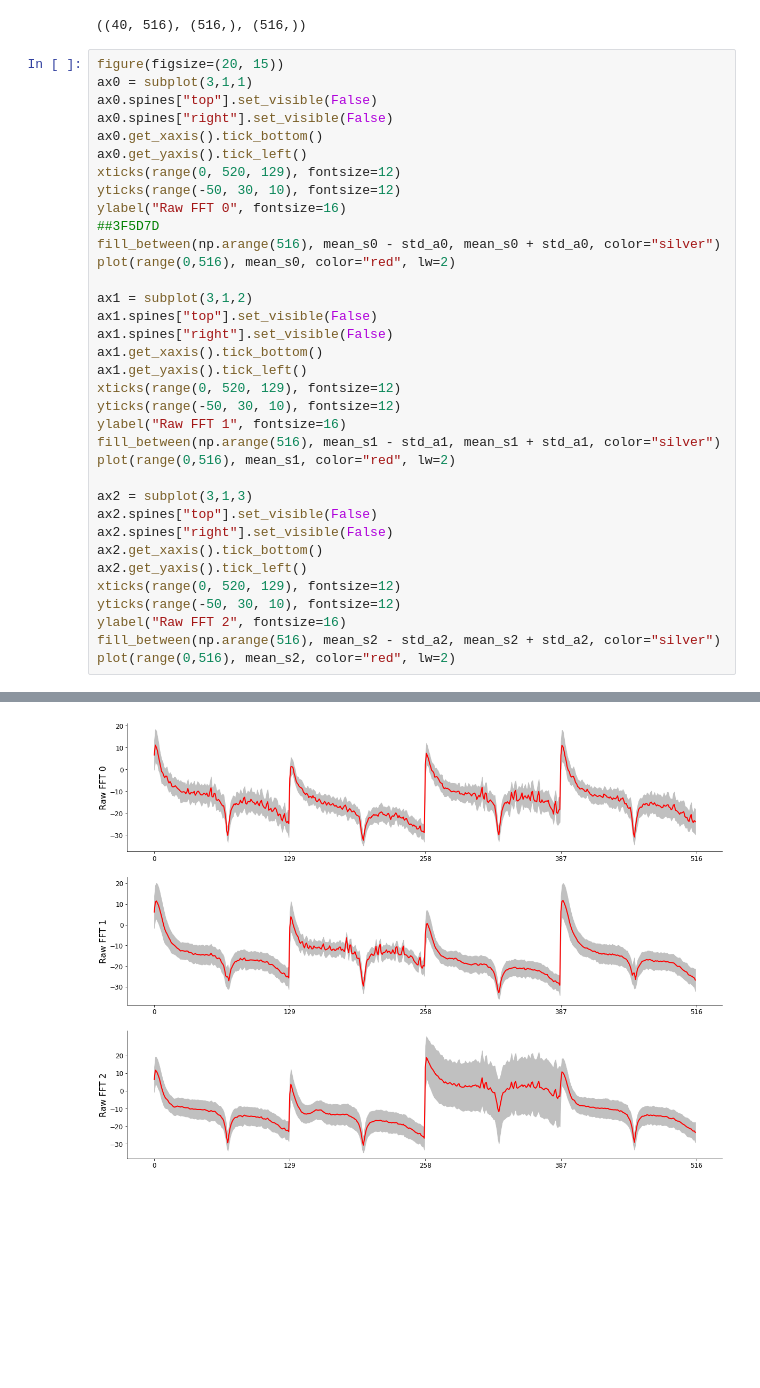
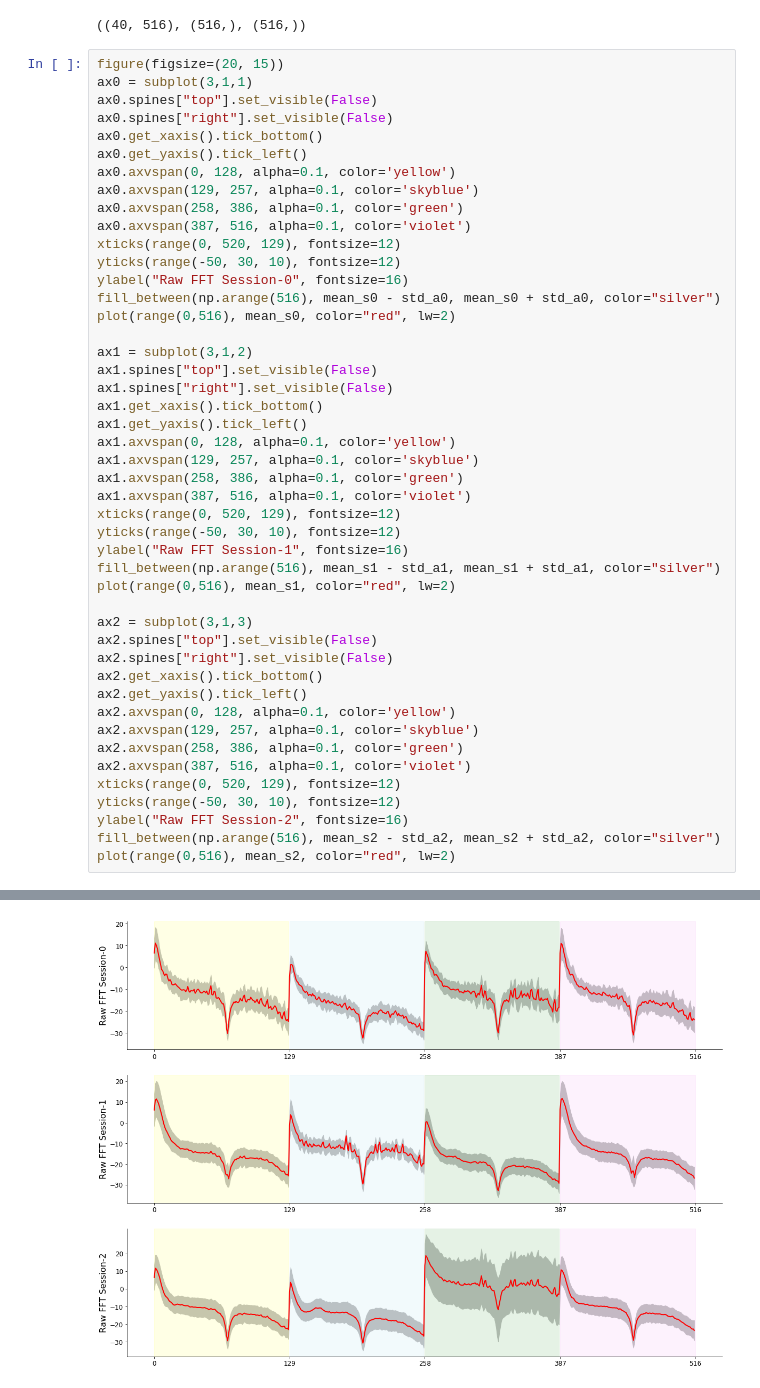
Before and after one commit to kaushiki-priyam/290T-mrt-lab2, a Jupyter notebook: lab-2.ipynb, the cells around one changed output, grey strips where cells are left out. Drawn from its saved outputs; the diff is of its cells as text; blank space fills up the shorter version.

```diff
--- a/lab-2.ipynb
+++ b/lab-2.ipynb
@@ -341,36 +329,47 @@ ax0 = subplot(3,1,1)
 ax0.spines["top"].set_visible(False)
 ax0.spines["right"].set_visible(False)
 ax0.get_xaxis().tick_bottom()
 ax0.get_yaxis().tick_left()
+ax0.axvspan(0, 128, alpha=0.1, color='yellow')
+ax0.axvspan(129, 257, alpha=0.1, color='skyblue')
+ax0.axvspan(258, 386, alpha=0.1, color='green')
+ax0.axvspan(387, 516, alpha=0.1, color='violet')
 xticks(range(0, 520, 129), fontsize=12)
 yticks(range(-50, 30, 10), fontsize=12)
-ylabel("Raw FFT 0", fontsize=16)
-##3F5D7D
+ylabel("Raw FFT Session-0", fontsize=16)
 fill_between(np.arange(516), mean_s0 - std_a0, mean_s0 + std_a0, color="silver")
 plot(range(0,516), mean_s0, color="red", lw=2)
 
 ax1 = subplot(3,1,2)
 ax1.spines["top"].set_visible(False)
 ax1.spines["right"].set_visible(False)
 ax1.get_xaxis().tick_bottom()
 ax1.get_yaxis().tick_left()
+ax1.axvspan(0, 128, alpha=0.1, color='yellow')
+ax1.axvspan(129, 257, alpha=0.1, color='skyblue')
+ax1.axvspan(258, 386, alpha=0.1, color='green')
+ax1.axvspan(387, 516, alpha=0.1, color='violet')
 xticks(range(0, 520, 129), fontsize=12)
 yticks(range(-50, 30, 10), fontsize=12)
-ylabel("Raw FFT 1", fontsize=16)
+ylabel("Raw FFT Session-1", fontsize=16)
 fill_between(np.arange(516), mean_s1 - std_a1, mean_s1 + std_a1, color="silver")
 plot(range(0,516), mean_s1, color="red", lw=2)
 
 ax2 = subplot(3,1,3)
 ax2.spines["top"].set_visible(False)
 ax2.spines["right"].set_visible(False)
 ax2.get_xaxis().tick_bottom()
 ax2.get_yaxis().tick_left()
+ax2.axvspan(0, 128, alpha=0.1, color='yellow')
+ax2.axvspan(129, 257, alpha=0.1, color='skyblue')
+ax2.axvspan(258, 386, alpha=0.1, color='green')
+ax2.axvspan(387, 516, alpha=0.1, color='violet')
 xticks(range(0, 520, 129), fontsize=12)
 yticks(range(-50, 30, 10), fontsize=12)
-ylabel("Raw FFT 2", fontsize=16)
+ylabel("Raw FFT Session-2", fontsize=16)
 fill_between(np.arange(516), mean_s2 - std_a2, mean_s2 + std_a2, color="silver")
 plot(range(0,516), mean_s2, color="red", lw=2)
 # %% [output]
 [<matplotlib.lines.Line2D at 0x...>]
-[figure, old version]
+[figure, new version]
 # %% [markdown]
```
Also changed, not shown: parts of 10 cells of this notebook, 4 other files.
